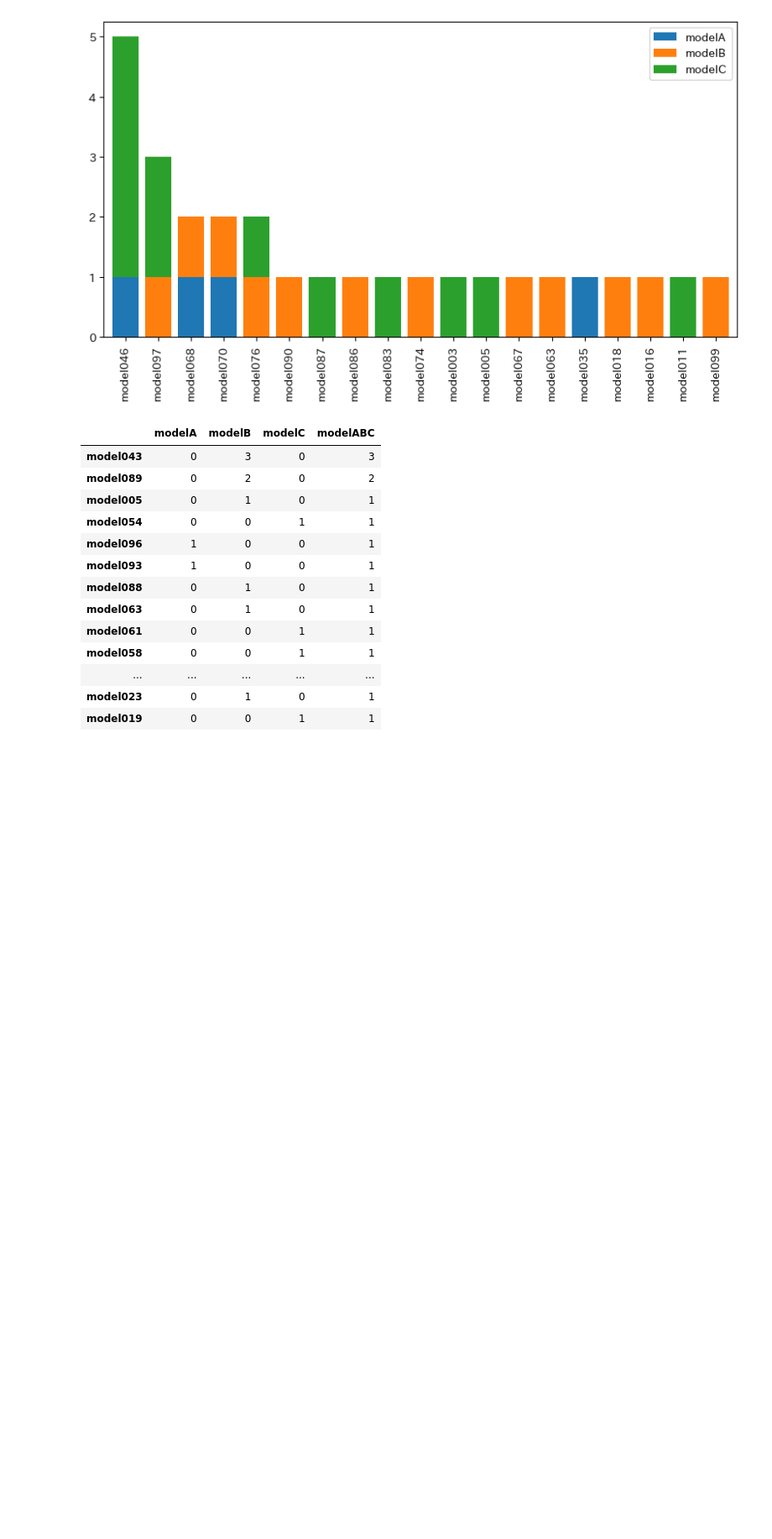
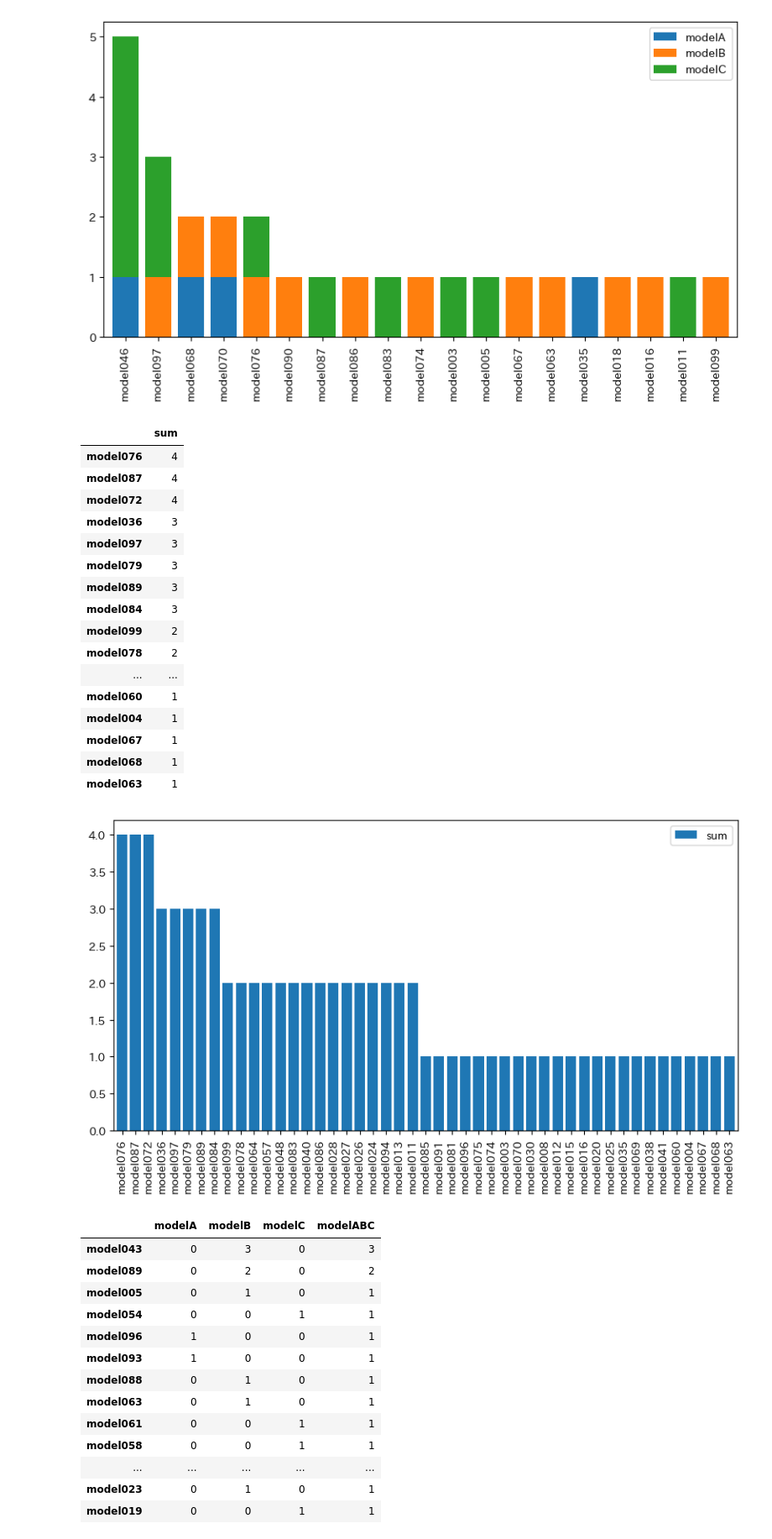
Before and after one commit to TakumiInoue0628/py-ds, a Jupyter notebook: notebook/demo.ipynb, the cells around one changed output. Shown at 84% size. Cells and saved outputs as stored; diff of their text form; code cells hidden in the pictures; blank space fills up the shorter version.

```diff
--- a/notebook/demo.ipynb
+++ b/notebook/demo.ipynb
@@ -46,7 +48,7 @@ df_subset.head()
 | model005 | 0 | 0 | 0 | 0 | 0 | 0 | 0 | 0 | 0 | 0 | ... |
 5 rows × 100 columns
 # %%
-### Analysis 1
+### Analysis 1-1
 target_list = ['model062', 'model063', 'model064', 'model065', 'model066']
 totalling_param_list = [
     {'totalled_value_name': 'modelA',
@@ -61,33 +63,33 @@ totalling_param_list = [
 sorted_target = 'modelABC'
 
 ### Select a subset of the DataFrame for analysis 1
-df_analysis1 = df_subset[target_list]
+df_analysis1_1 = df_subset[target_list]
 
 ### Totalling columns
-df_analysis1_total = df_analysis1.copy()
+df_analysis1_1_total = df_analysis1_1.copy()
 for param in totalling_param_list:
-    df_analysis1_total[param['totalled_value_name']] = df_analysis1_total[param['totalling_values']].sum(axis=1)
-df_analysis1_total = df_analysis1_total[[param['totalled_value_name'] for param in totalling_param_list]]
+    df_analysis1_1_total[param['totalled_value_name']] = df_analysis1_1_total[param['totalling_values']].sum(axis=1)
+df_analysis1_1_total = df_analysis1_1_total[[param['totalled_value_name'] for param in totalling_param_list]]
 
 ### Drop rows with all zero values
-df_analysis1_total = df_analysis1_total.loc[(df_analysis1_total != 0).any(axis=1), :]
+df_analysis1_1_total = df_analysis1_1_total.loc[(df_analysis1_1_total != 0).any(axis=1), :]
 
 ### Sort the DataFrame by the specified column
-df_analysis1_total.sort_values(by=sorted_target, ascending=False, inplace=True)
+df_analysis1_1_total.sort_values(by=sorted_target, ascending=False, inplace=True)
 
 ### Display the analysis result
-display(df_analysis1_total)
+display(df_analysis1_1_total)
 
 ### Figure
 fig, ax = plt.subplots(figsize=(10, 5))
-df_analysis1_total[['modelA', 'modelB', 'modelC']].plot(
+df_analysis1_1_total[['modelA', 'modelB', 'modelC']].plot(
     kind='bar',
     stacked=True,
     ax=ax,
     width=0.8,
     legend=True
 )
-ax.set_xticklabels(df_analysis1_total.index)
+ax.set_xticklabels(df_analysis1_1_total.index)
 ax.set_xlabel('')
 ax.set_ylabel('')
 ax.set_title('')
@@ -112,4 +114,54 @@ plt.show()
 | model011 | 0 | 0 | 1 | 1 |
 | model099 | 0 | 1 | 0 | 1 |
 [figure]
+# %%
+### Analysis 1-2
+target_list = df_analysis1_1_total.index.tolist()
+
+### Select a subset of the DataFrame for analysis 1
+df_analysis1_2 = df_subset[target_list]
+
+### Drop rows with all zero values
+df_analysis1_2 = df_analysis1_2.loc[(df_analysis1_2 != 0).any(axis=1), :]
+
+### Totalling
+df_analysis1_2_total = pd.DataFrame(df_analysis1_2.sum(axis=1), columns=['sum'])
+
+### Sort the DataFrame by the specified column
+df_analysis1_2_total.sort_values(by='sum', ascending=False, inplace=True)
+
+### Display the analysis result
+display(df_analysis1_2_total)
+
+### Figure
+fig, ax = plt.subplots(figsize=(10, 5))
+df_analysis1_2_total.plot(
+    kind='bar',
+    ax=ax,
+    width=0.8,
+)
+ax.set_xticklabels(df_analysis1_2_total.index)
+ax.set_xlabel('')
+ax.set_ylabel('')
+ax.set_title('')
+plt.show()
+# %% [output]
+|  | sum |
+| model076 | 4 |
+| model087 | 4 |
+| model072 | 4 |
+| model036 | 3 |
+| model097 | 3 |
+| model079 | 3 |
+| model089 | 3 |
+| model084 | 3 |
+| model099 | 2 |
+| model078 | 2 |
+| ... | ... |
+| model060 | 1 |
+| model004 | 1 |
+| model067 | 1 |
+| model068 | 1 |
+| model063 | 1 |
+[figure, added]
 # %%
```
Also changed, not shown: parts of 7 cells of this notebook, 5 other files.
